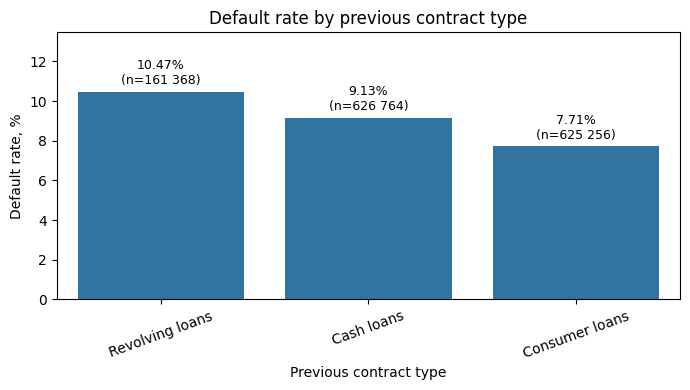
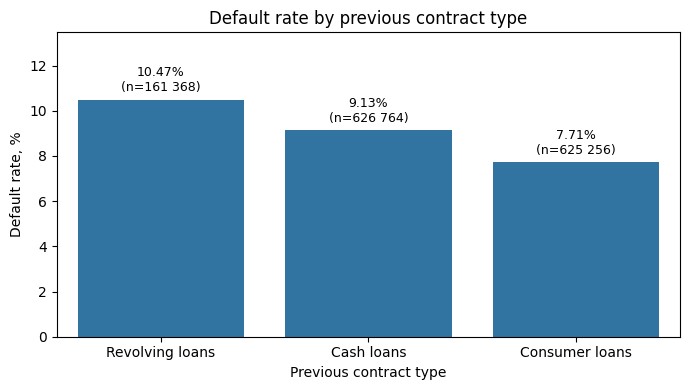
Unified diff of the notebook cell whose output changed from the first chart to the second:
--- before
+++ after
@@ -16,5 +16,4 @@
 add_bar_labels(ax, prev_default_by_product_main, "default_rate", "applications_count", 0.25)
 
-plt.xticks(rotation=20)
 plt.tight_layout()
 plt.show()

Commit: Add SQL analysis and update feature preparation